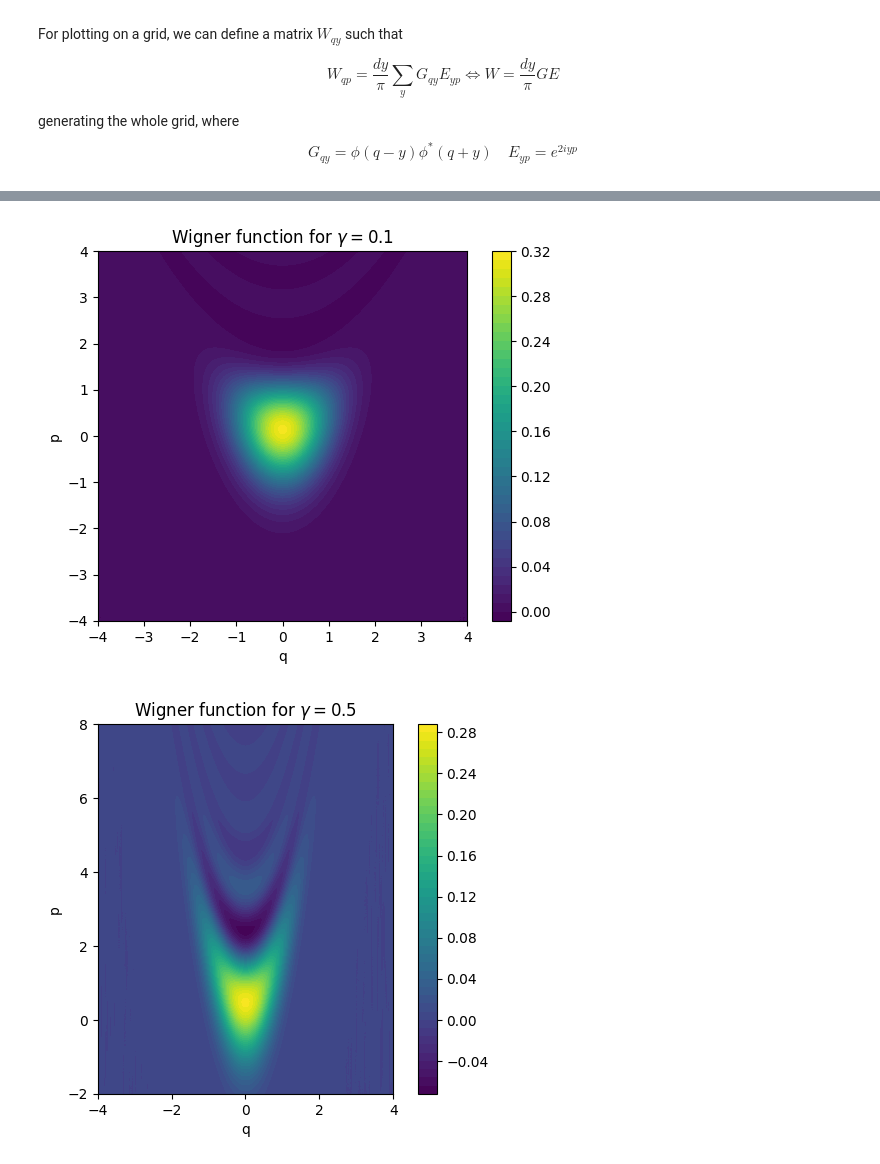
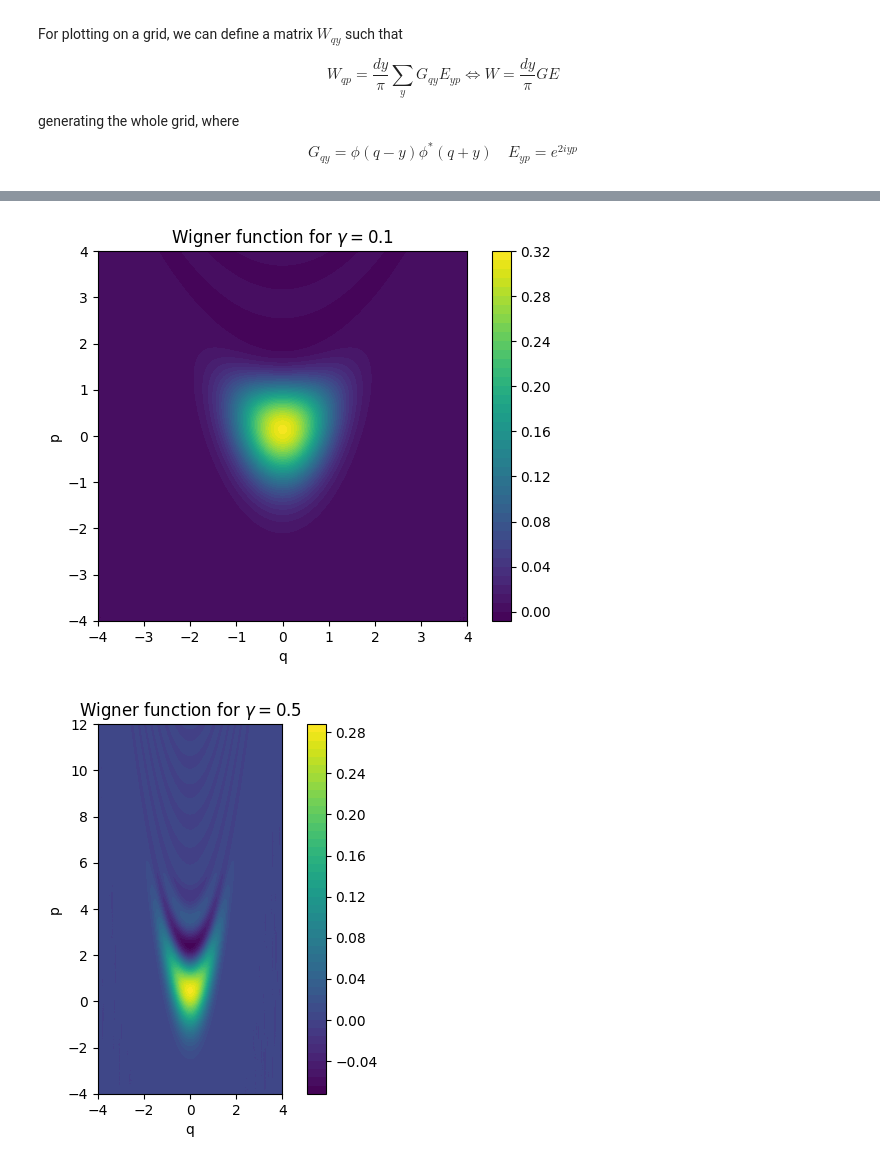
Before and after one commit to GabrielMoniz/cv-hypergraph-negativity, a Jupyter notebook: CV_hypergraph_noise_modeling.ipynb, the cells around one changed output, grey strips where cells are left out. Drawn from its saved outputs; the diff is of its cells as text; code cells hidden in the pictures.

```diff
--- a/CV_hypergraph_noise_modeling.ipynb
+++ b/CV_hypergraph_noise_modeling.ipynb
@@ -98,33 +98,33 @@ p = np.linspace(-7, 7, 500)
 
 
 # the wave function
 phi = lambda x: np.pi**-0.25 * np.exp(-x**2 / 2)
 
 
 
 
 cases = [
     {"gamma": 0.0, "q_range": (-4, 4), "p_range": (-4, 4)},
     {"gamma": 0.1, "q_range": (-4, 4), "p_range": (-4, 4)},
-    {"gamma": 0.5, "q_range": (-4, 4), "p_range": (-2, 8)},
+    {"gamma": 0.5, "q_range": (-4, 4), "p_range": (-4, 12)},
 ]
 for case in cases:
   gamma = case["gamma"]
   q = np.linspace(*case["q_range"], 500)
   p = np.linspace(*case["p_range"], 500)
 
   psi = lambda x: phi(x) * np.exp(1j * gamma * x**3)
 
   W = Wigner_function(q, p, psi)
 
   #plotting phase lattice
   plt.figure()
   plt.title(f'Wigner function for $\gamma=${gamma}')
   plt.contourf(q, p, W.T, levels=50); plt.colorbar()
   plt.xlabel("q"); plt.ylabel("p"); plt.gca().set_aspect("equal")
   plt.show()                     # each tuple is unpacked into three names
 # %% [output]
 [figure]
 [figure]
-[figure, old version]
+[figure, new version]
 # %% [markdown]
```
Also changed, not shown: parts of 5 cells of this notebook.
